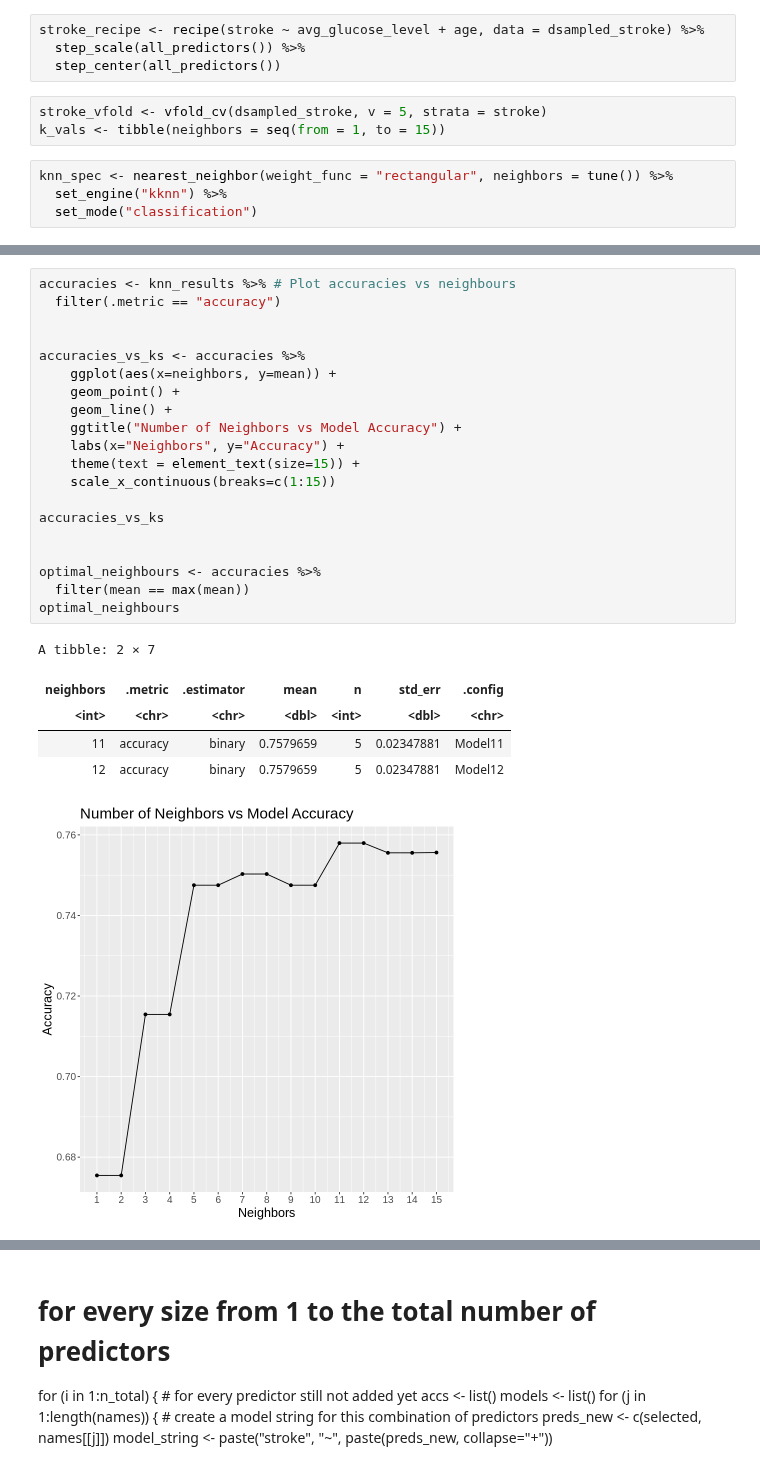
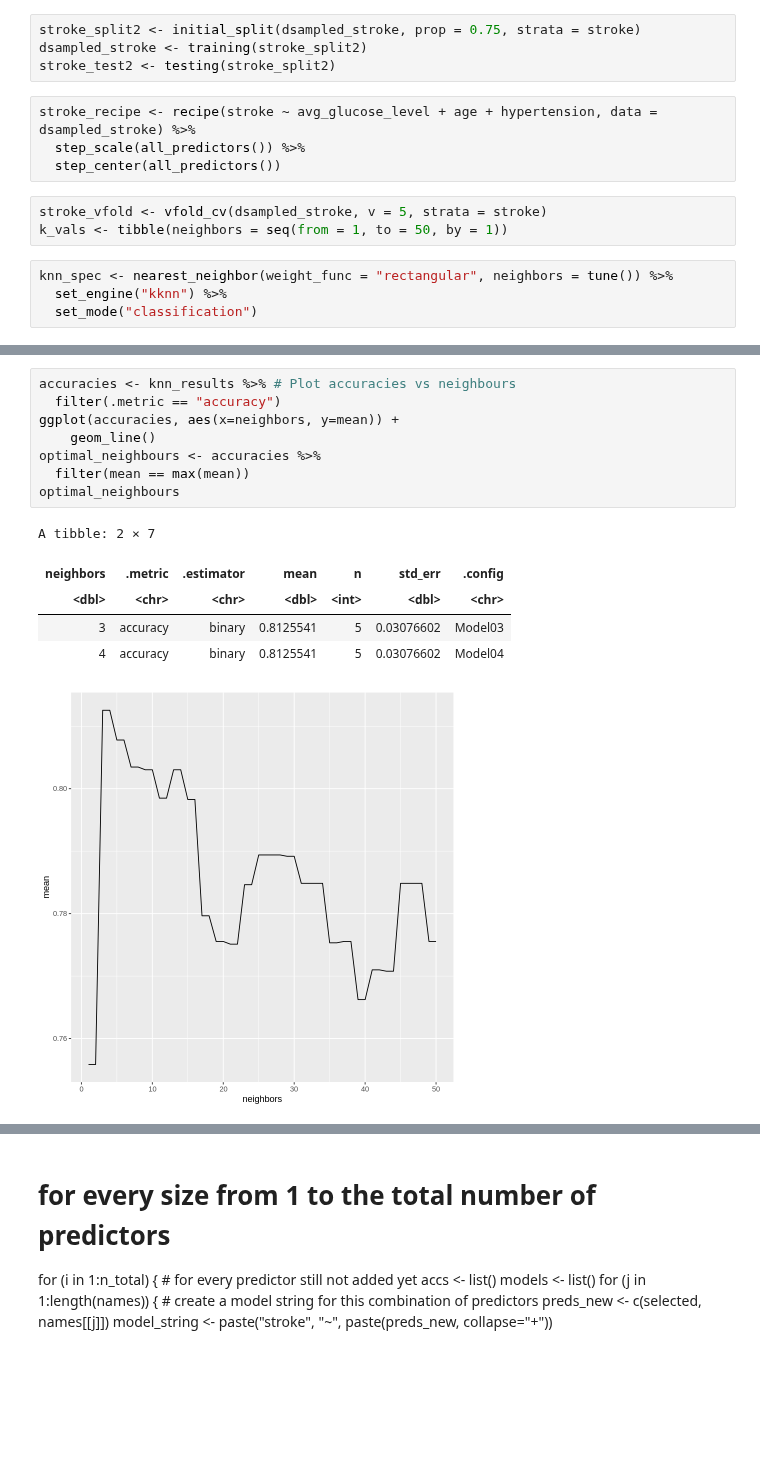
Before and after one commit to Gaelhpalmer/dsci-100-project, a Jupyter notebook: test.ipynb, the cells around one changed output, grey strips where cells are left out. Saved outputs shown, nothing was run; the diff lists cells and outputs as text; blank space fills up the shorter version.

```diff
--- a/test.ipynb
+++ b/test.ipynb
@@ -246,10 +276,14 @@ geom_line()
+# %%
+stroke_split2 <- initial_split(dsampled_stroke, prop = 0.75, strata = stroke)
+dsampled_stroke <- training(stroke_split2)
+stroke_test2 <- testing(stroke_split2)
 # %%
-stroke_recipe <- recipe(stroke ~ avg_glucose_level + age, data = dsampled_stroke) %>%
+stroke_recipe <- recipe(stroke ~ avg_glucose_level + age + hypertension, data = dsampled_stroke) %>%
   step_scale(all_predictors()) %>%
   step_center(all_predictors())
 # %%
 stroke_vfold <- vfold_cv(dsampled_stroke, v = 5, strata = stroke)
-k_vals <- tibble(neighbors = seq(from = 1, to = 15))
+k_vals <- tibble(neighbors = seq(from = 1, to = 50, by = 1))
 # %%
 knn_spec <- nearest_neighbor(weight_func = "rectangular", neighbors = tune()) %>%
   set_engine("kknn") %>%
@@ -284,27 +297,15 @@ A tibble: 30 × 7
 # %%
 accuracies <- knn_results %>% # Plot accuracies vs neighbours
   filter(.metric == "accuracy")
-
-
-accuracies_vs_ks <- accuracies %>%
-    ggplot(aes(x=neighbors, y=mean)) +
-    geom_point() +
-    geom_line() +
-    ggtitle("Number of Neighbors vs Model Accuracy") +
-    labs(x="Neighbors", y="Accuracy") +
-    theme(text = element_text(size=15)) +
-    scale_x_continuous(breaks=c(1:15))
-
-accuracies_vs_ks
-
-
+ggplot(accuracies, aes(x=neighbors, y=mean)) +
+    geom_line()
 optimal_neighbours <- accuracies %>%
   filter(mean == max(mean))
 optimal_neighbours
 # %% [output]
 A tibble: 2 × 7
 | neighbors | .metric | .estimator | mean | n | std_err | .config |
-| <int> | <chr> | <chr> | <dbl> | <int> | <dbl> | <chr> |
-| 11 | accuracy | binary | 0.7579659 | 5 | 0.02347881 | Model11 |
-| 12 | accuracy | binary | 0.7579659 | 5 | 0.02347881 | Model12 |
+| <dbl> | <chr> | <chr> | <dbl> | <int> | <dbl> | <chr> |
+| 3 | accuracy | binary | 0.8125541 | 5 | 0.03076602 | Model03 |
+| 4 | accuracy | binary | 0.8125541 | 5 | 0.03076602 | Model04 |
-[figure, old version]
+[figure, new version]
```
Also changed, not shown: parts of 16 cells of this notebook.
